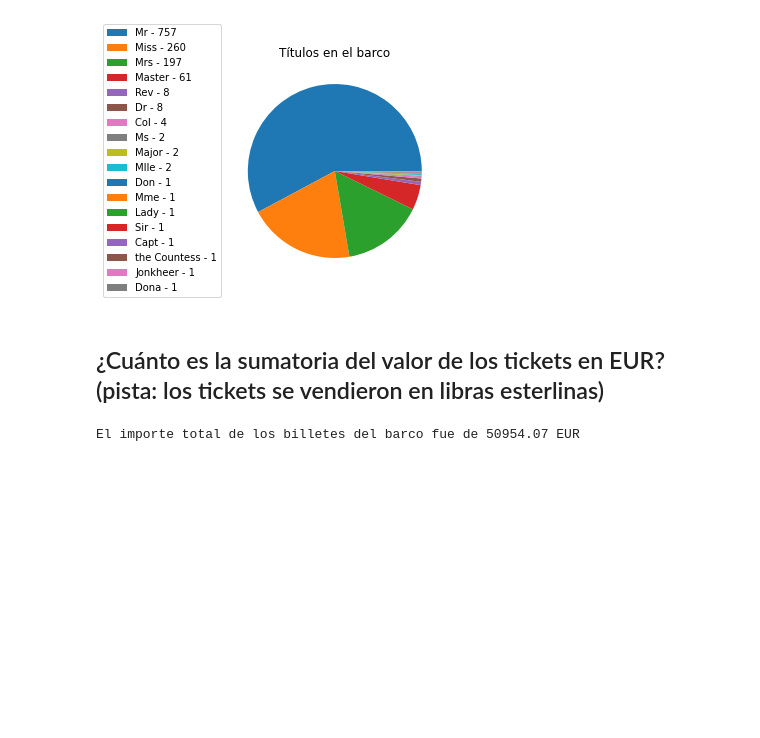
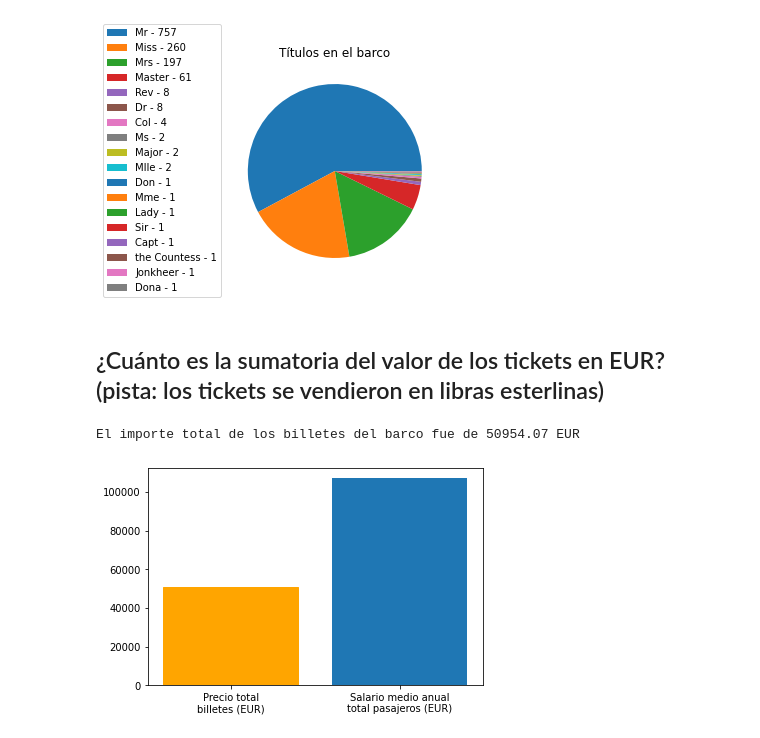
Before and after one commit to darioWorknet/2-Titanic_dataset, a Jupyter notebook: TitanicAnalytics.ipynb, the cells around one changed output. Saved outputs shown, nothing was run; the diff lists cells and outputs as text; code cells hidden in the pictures; blank space fills up the shorter version.

Commit message:
Plot for total fare

```diff
--- a/TitanicAnalytics.ipynb
+++ b/TitanicAnalytics.ipynb
@@ -324,3 +324,19 @@ total_fare_euro = total_fare_pound * POUND_TO_EURO
 print('El importe total de los billetes del barco fue de %.2f EUR' % total_fare_euro)
 # %% [output]
 El importe total de los billetes del barco fue de 50954.07 EUR
+# %%
+# Para mostrar la información de forma gráfica, vamos a comparar el precio de los billetes
+# con el salario medio de la época
+
+# Salario medio UK en 1909 -> 70 libras
+average_wage = 70 * POUND_TO_EURO
+total_wage = average_wage * total_passengers
+
+# Mostramos los datos en un gráfico de barras
+labels = ['Precio total\nbilletes (EUR)', 'Salario medio anual\ntotal pasajeros (EUR)']
+values = [total_fare_euro, total_wage]
+barlist = plt.bar(labels, values)
+barlist[0].set_color('orange')
+plt.show()
+# %% [output]
+[figure, added]
```
